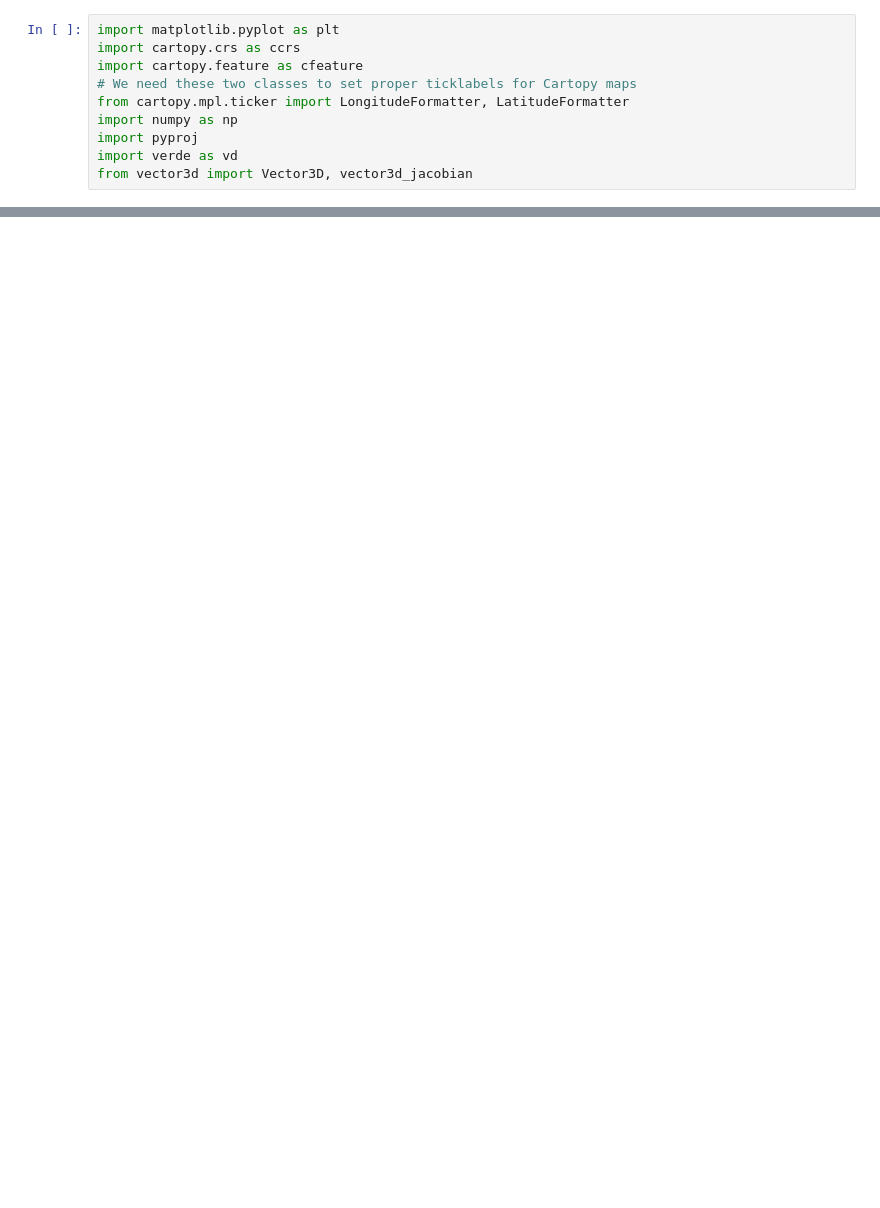
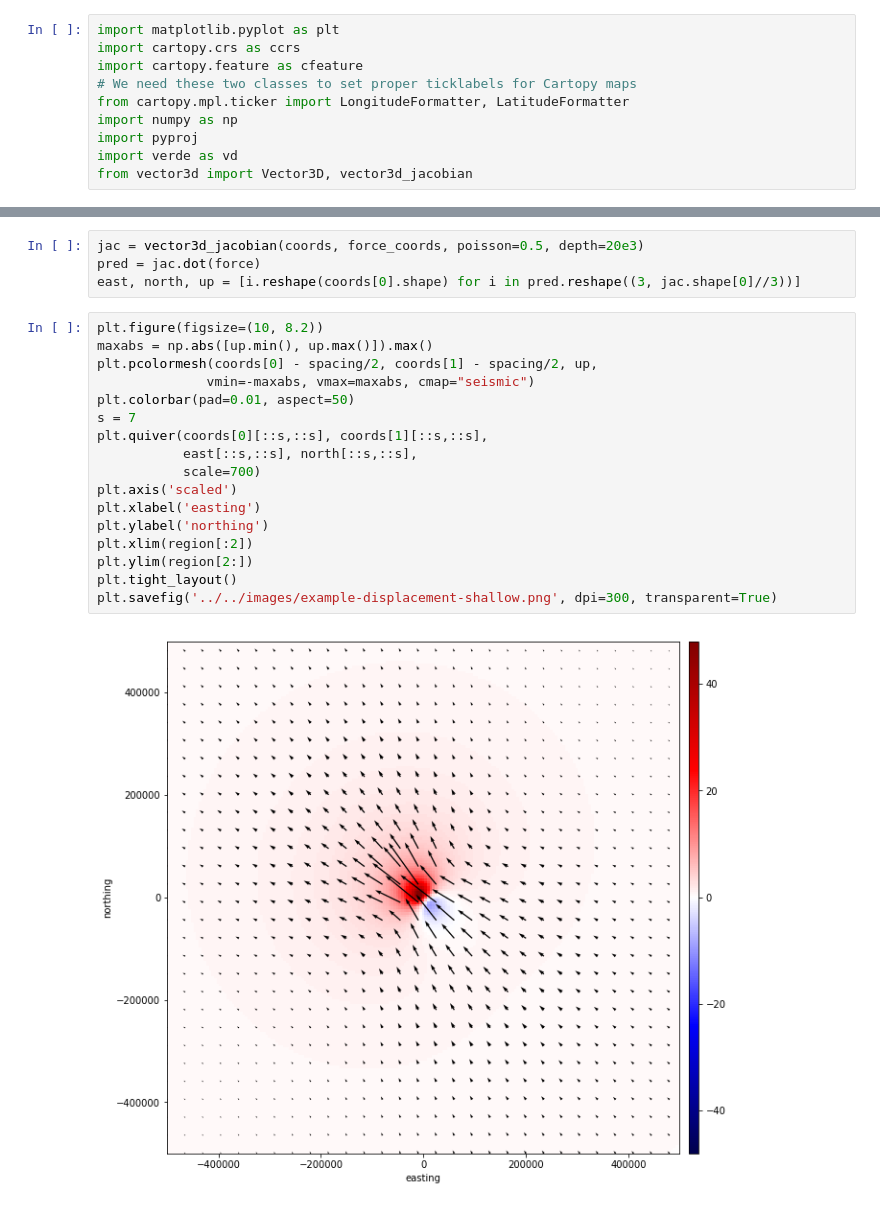
Before and after one commit to leouieda/aogs2018-gps, a Jupyter notebook: code/notebooks/greens-functions.ipynb, the cells around one changed output, grey strips where cells are left out. Saved outputs shown, nothing was run; the diff lists cells and outputs as text; blank space fills up the shorter version.

```diff
--- a/code/notebooks/greens-functions.ipynb
+++ b/code/notebooks/greens-functions.ipynb
@@ -37,0 +41,23 @@ plt.ylim(region[2:])
+# %%
+jac = vector3d_jacobian(coords, force_coords, poisson=0.5, depth=20e3)
+pred = jac.dot(force)
+east, north, up = [i.reshape(coords[0].shape) for i in pred.reshape((3, jac.shape[0]//3))]
+# %%
+plt.figure(figsize=(10, 8.2))
+maxabs = np.abs([up.min(), up.max()]).max()
+plt.pcolormesh(coords[0] - spacing/2, coords[1] - spacing/2, up,
+              vmin=-maxabs, vmax=maxabs, cmap="seismic")
+plt.colorbar(pad=0.01, aspect=50)
+s = 7
+plt.quiver(coords[0][::s,::s], coords[1][::s,::s],
+           east[::s,::s], north[::s,::s],
+           scale=700)
+plt.axis('scaled')
+plt.xlabel('easting')
+plt.ylabel('northing')
+plt.xlim(region[:2])
+plt.ylim(region[2:])
+plt.tight_layout()
+plt.savefig('../../images/example-displacement-shallow.png', dpi=300, transparent=True)
+# %% [output]
+[figure, added]
```
Also changed, not shown: parts of 4 cells of this notebook, 2 other files.
